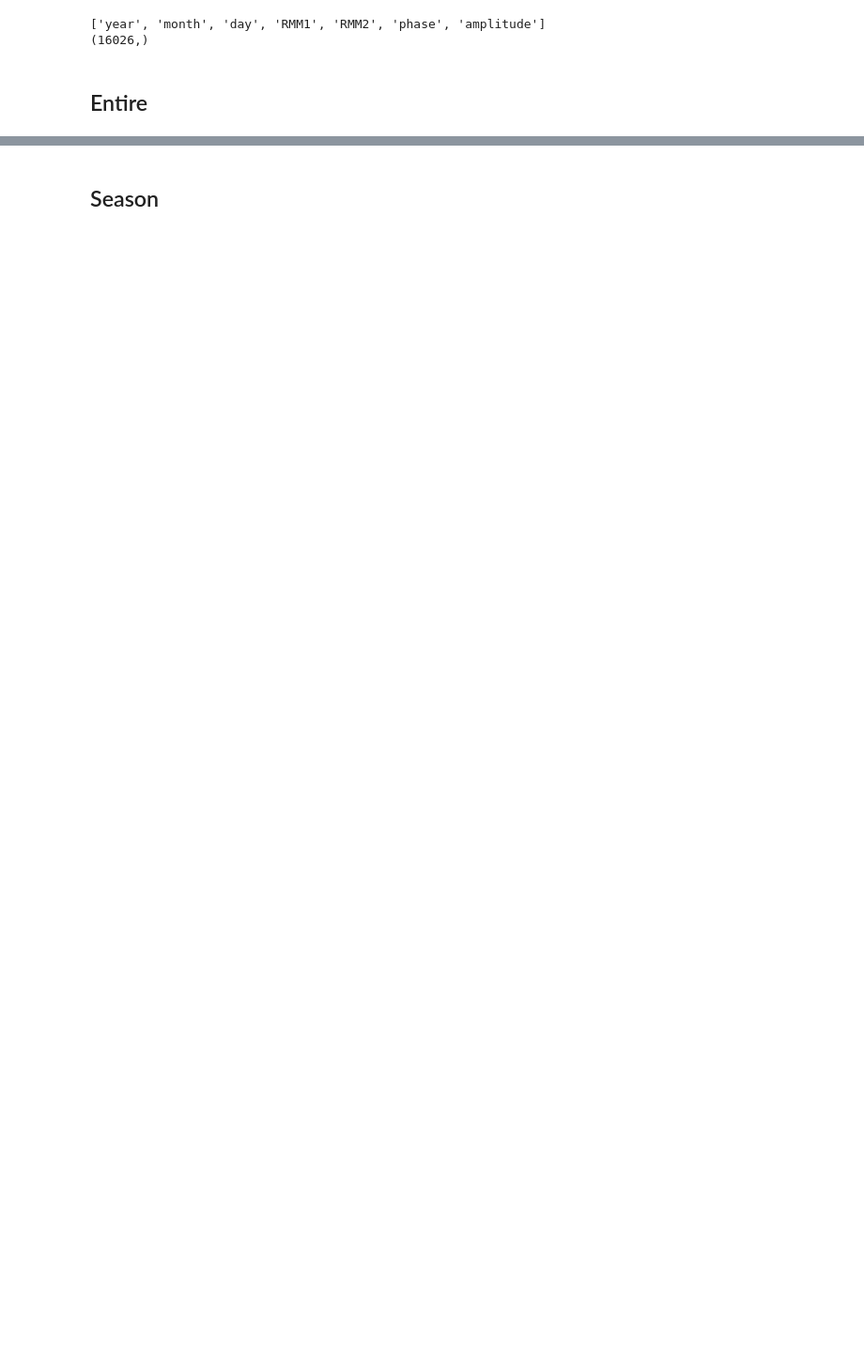
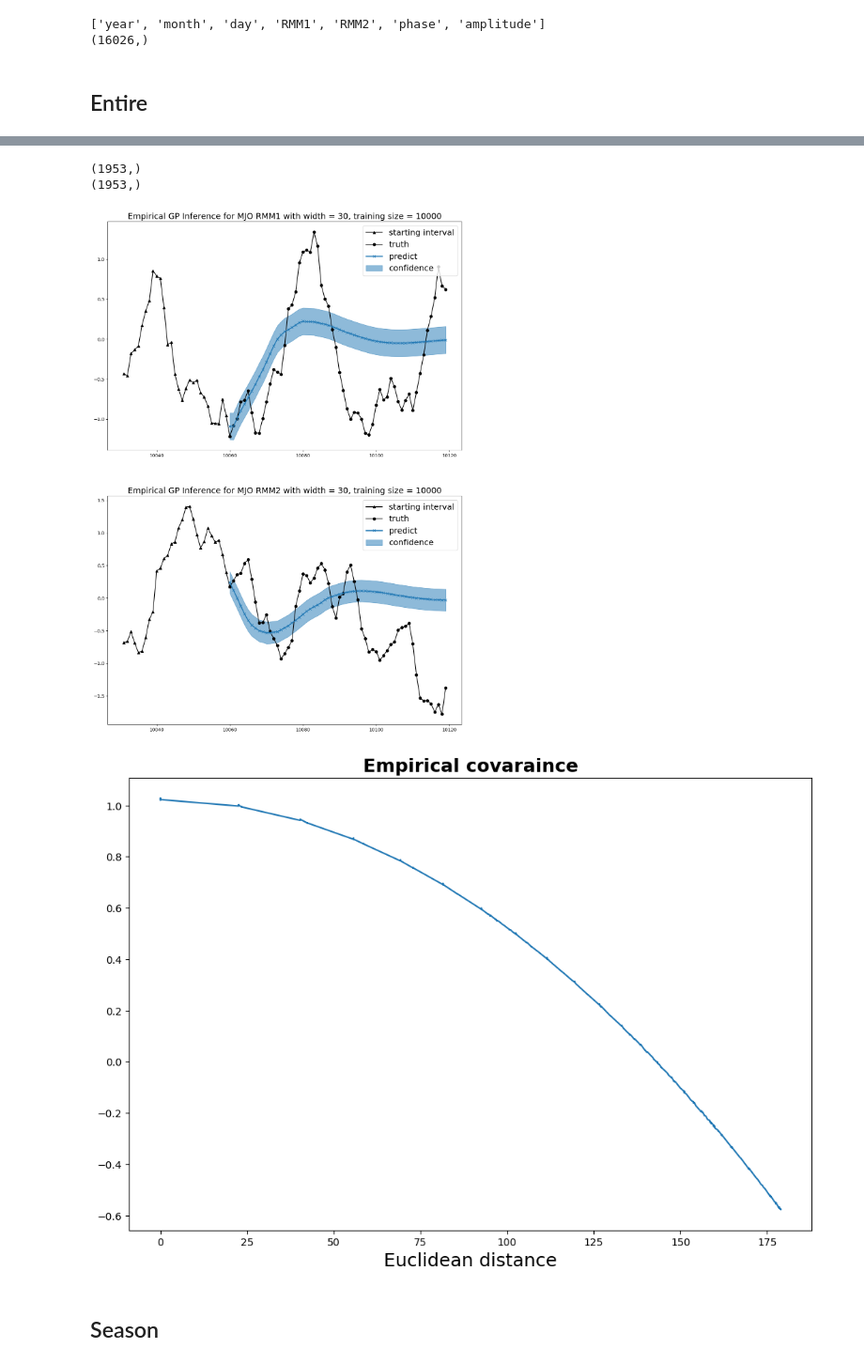
Before and after one commit to vishwas1984/SINDy_RealData, a Jupyter notebook: examples/emp_stats.ipynb, the cells around one changed output, grey strips where cells are left out. Shown at 94% size. Cells and saved outputs as stored; diff of their text form; code cells hidden in the pictures; blank space fills up the shorter version.

Commit message:
update empirical stats file

```diff
--- a/examples/emp_stats.ipynb
+++ b/examples/emp_stats.ipynb
@@ -10,6 +10,16 @@ from gp_mjo.gp_mjo_model import rolling
 npzfile = np.load('../data/mjo_new_data.npz', allow_pickle=True)
 print(npzfile.files)
 print(npzfile['RMM1'].shape)
+
+data_names = npzfile.files + ['id']
+n_files = len(data_names)
+
+entire_npzfile = {}
+for i, data_name in enumerate(data_names):
+    if i < n_files-1:
+        entire_npzfile[data_name] = npzfile[data_name]
+    if i == n_files-1:
+        entire_npzfile[data_name] = np.arange(len(npzfile['RMM1']))
 # %% [output]
 ['year', 'month', 'day', 'RMM1', 'RMM2', 'phase', 'amplitude']
 (16026,)
@@ -90,2 +206,66 @@ plt.show()
+# %%
+width = 30
+n = 10000
+m = 3000
+lead_time = 60
+start_train = 0
+n_offset = 0
+n_pred = 1
+
+n_train = width + n
+start_test = start_train + n_train + n_offset
+
+emp_model = emp_gp_mjo(npzfile=entire_npzfile, width=width, n=n, start_train =start_train)
+emp_model.get_emp()
+emp_model.pred(start_test=start_test, lead_time=lead_time, n_pred=n_pred, m=m)
+
+dist_joint = emp_model.dist_joint
+train_jointcov = emp_model.train_jointcov
+
+obs = emp_model.obs
+observed_preds = emp_model.observed_preds
+lower_confs = emp_model.lower_confs
+upper_confs = emp_model.upper_confs
+
+import matplotlib.colors as mcolors
+palette_colors = list(mcolors.TABLEAU_COLORS.keys()) # list of Tableau Palette colors
+color = palette_colors[0]
+rmms = ['RMM1','RMM2']
+for i in range(n_pred):
+    start_ids = np.arange(i + start_test + width + 1 - width, i + start_test + width + 1)
+    pred_ids = np.arange(i + start_test + width, i + start_test + width + lead_time)
+    fig, axs = plt.subplots(2, 1, figsize=(14, 10*2))
+    for k, rmm in enumerate(rmms):
+        axs[k].plot(start_ids, npzfile[rmm][start_ids], color='black', marker='^')
+        axs[k].plot(pred_ids, obs[rmm][i,:], color='black', marker='o')
+        # Plot predictive means as blue line
+        axs[k].plot(pred_ids, observed_preds[rmm][i,:], color, linewidth=2, marker='x')
+        # shade between the lower and upper confidence bounds
+        axs[k].fill_between(pred_ids, lower_confs[rmm][i,:], upper_confs[rmm][i,:], alpha=0.5, color=color)
+        axs[k].legend(['starting interval', 'truth', 'predict', 'confidence'],fontsize=18)
+        axs[k].set_title(f'Empirical GP Inference for MJO {rmm} with width = {width}, training size = {n}',fontsize=18)
+
+
+# Plot covariance versus Euclidean distance
+iu = np.triu_indices(len(dist_joint))
+dist_joint_unfold = dist_joint[iu]
+emp_jointcov_unfold = train_jointcov[iu]
+print(dist_joint_unfold.shape)
+print(emp_jointcov_unfold.shape)
+
+arrind = dist_joint_unfold.argsort()
+sorted_dist_joint = dist_joint_unfold[arrind]
+sorted_emp_jointcov = emp_jointcov_unfold[arrind]
+
+plt.figure(figsize=(12,8))
+plt.plot(sorted_dist_joint, sorted_emp_jointcov)
+plt.xlabel('Euclidean distance', fontsize=18)
+plt.title('Empirical covaraince', fontsize=18, fontweight="bold")
+plt.show()
+# %% [output]
+(1953,)
+(1953,)
+[figure, added]
+[figure, added]
 # %% [markdown]
 ## Season
```
Also changed, not shown: parts of 7 cells of this notebook, 11 other files.
